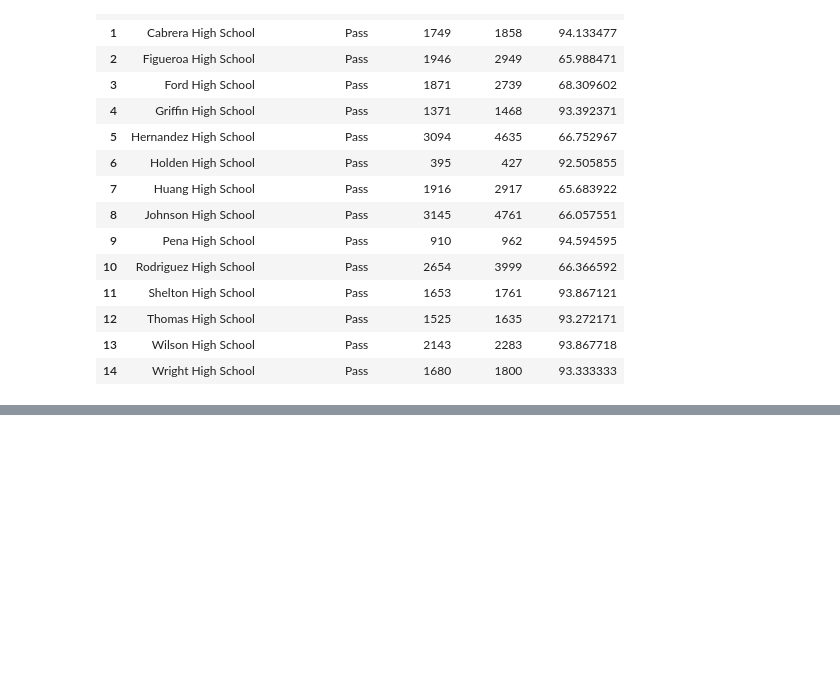
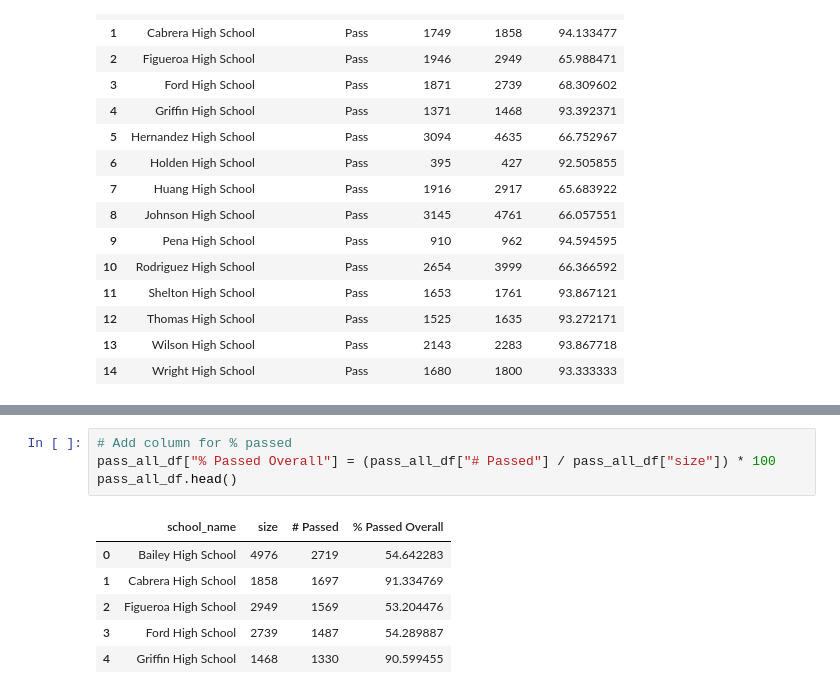
Before and after one commit to tamaranxu/pandas-challenge, a Jupyter notebook: PyCitySchools/PyCitySchools.ipynb, the cells around one changed output, grey strips where cells are left out. Saved outputs shown, nothing was run; the diff lists cells and outputs as text; blank space fills up the shorter version.

```diff
--- a/PyCitySchools/PyCitySchools.ipynb
+++ b/PyCitySchools/PyCitySchools.ipynb
@@ -348,0 +419,11 @@ sch_pass_rdg
+# %%
+# Add column for % passed
+pass_all_df["% Passed Overall"] = (pass_all_df["# Passed"] / pass_all_df["size"]) * 100
+pass_all_df.head()
+# %% [output]
+|  | school_name | size | # Passed | % Passed Overall |
+| 0 | Bailey High School | 4976 | 2719 | 54.642283 |
+| 1 | Cabrera High School | 1858 | 1697 | 91.334769 |
+| 2 | Figueroa High School | 2949 | 1569 | 53.204476 |
+| 3 | Ford High School | 2739 | 1487 | 54.289887 |
+| 4 | Griffin High School | 1468 | 1330 | 90.599455 |
```
Also changed, not shown: parts of 6 cells of this notebook.
